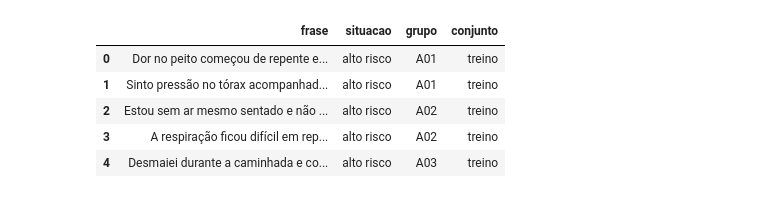
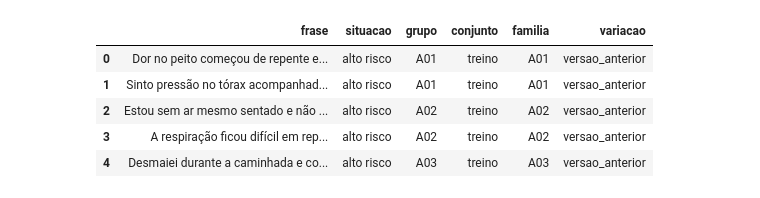
Before and after one commit to marcus-vlgarcia/cardioia, a Jupyter notebook: fase2/notebooks/classificador_risco.ipynb, the cells around one changed output. Saved outputs shown, nothing was run; the diff lists cells and outputs as text; code cells hidden in the pictures.

Commit message:
Amplia avaliação textual da Fase 2 com linguagem cotidiana

```diff
--- a/fase2/notebooks/classificador_risco.ipynb
+++ b/fase2/notebooks/classificador_risco.ipynb
@@ -7,32 +5,25 @@ Este notebook mantém TF-IDF e Regressão Logística, mas amplia a avaliação e
 # %%
 from pathlib import Path
-import sys, json, hashlib, platform
-import numpy as np
+import sys
 import pandas as pd
+from IPython.display import display
+from sklearn.calibration import CalibratedClassifierCV
+from sklearn.frozen import FrozenEstimator
+from sklearn.metrics import classification_report, ConfusionMatrixDisplay, confusion_matrix
+from sklearn.model_selection import GridSearchCV, StratifiedGroupKFold
 import matplotlib.pyplot as plt
-import sklearn
-from sklearn.calibration import CalibratedClassifierCV, calibration_curve
-from sklearn.dummy import DummyClassifier
-from sklearn.frozen import FrozenEstimator
-from sklearn.model_selection import StratifiedGroupKFold, GridSearchCV
-from sklearn.metrics import (classification_report, confusion_matrix, ConfusionMatrixDisplay,
-    accuracy_score, brier_score_loss, log_loss)
 
-RAIZ = next(p for p in [Path.cwd(), *Path.cwd().parents] if (p / "fase2/data/frases_risco.csv").exists())
-sys.path.insert(0, str(RAIZ / "fase2/src"))
-from avaliar_classificador import criar_modelo, prever, metricas_binarias, explicar_frase
-
-SAIDA = RAIZ / "fase2/outputs"
-SEED = 42
-CLASSES = ["baixo risco", "alto risco"]
-dados = pd.read_csv(RAIZ / "fase2/data/frases_risco.csv")
-particoes = pd.read_csv(RAIZ / "fase2/data/particoes.csv")
-dados = dados.merge(particoes, on="grupo", validate="many_to_one")
+RAIZ = next(p for p in [Path.cwd(), *Path.cwd().parents] if (p / 'fase2/data/frases_risco.csv').exists())
+sys.path.insert(0, str(RAIZ / 'fase2/src'))
+from avaliar_classificador import criar_modelo, candidatos_vetorizacao, nome_vetorizacao, prever, metricas_binarias
+dados = pd.read_csv(RAIZ / 'fase2/data/frases_risco.csv')
+particoes = pd.read_csv(RAIZ / 'fase2/data/particoes.csv')
+dados = dados.merge(particoes, on='grupo', validate='many_to_one')
 display(dados.head())
 # %% [output]
-|  | frase | situacao | grupo | conjunto |
-| 0 | Dor no peito começou de repente e... | alto risco | A01 | treino |
-| 1 | Sinto pressão no tórax acompanhad... | alto risco | A01 | treino |
-| 2 | Estou sem ar mesmo sentado e não ... | alto risco | A02 | treino |
-| 3 | A respiração ficou difícil em rep... | alto risco | A02 | treino |
-| 4 | Desmaiei durante a caminhada e co... | alto risco | A03 | treino |
+|  | frase | situacao | grupo | conjunto | familia | variacao |
+| 0 | Dor no peito começou de repente e... | alto risco | A01 | treino | A01 | versao_anterior |
+| 1 | Sinto pressão no tórax acompanhad... | alto risco | A01 | treino | A01 | versao_anterior |
+| 2 | Estou sem ar mesmo sentado e não ... | alto risco | A02 | treino | A02 | versao_anterior |
+| 3 | A respiração ficou difícil em rep... | alto risco | A02 | treino | A02 | versao_anterior |
+| 4 | Desmaiei durante a caminhada e co... | alto risco | A03 | treino | A03 | versao_anterior |
```
Also changed, not shown: parts of 25 cells of this notebook, 30 other files.
